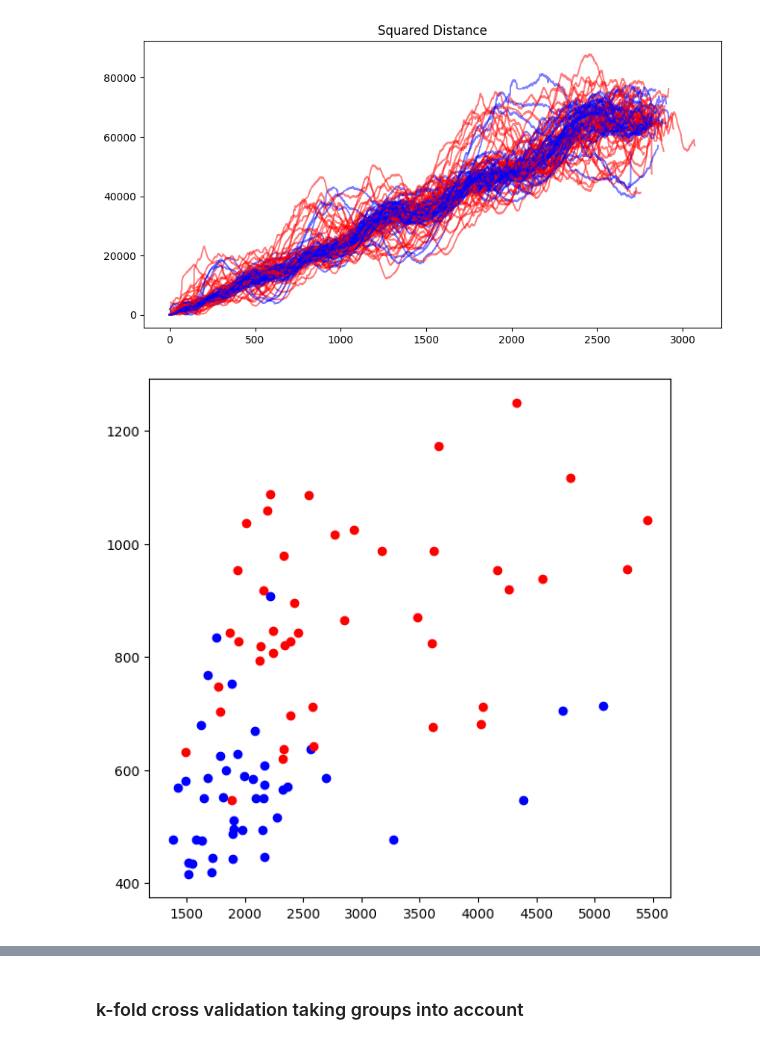
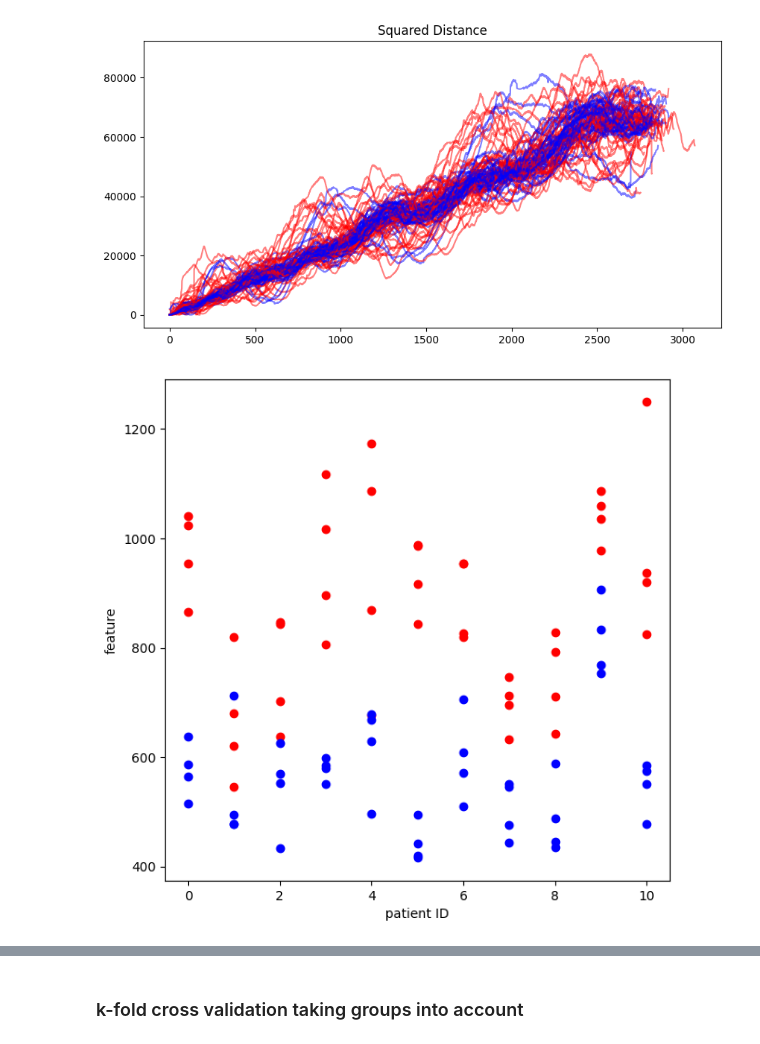
Before and after one commit to Falk0/AIA, a Jupyter notebook: PrimSec_Classification_Studium_MSE.ipynb, the cells around one changed output, grey strips where cells are left out. Saved outputs shown, nothing was run; the diff lists cells and outputs as text; code cells hidden in the pictures.

```diff
--- a/PrimSec_Classification_Studium_MSE.ipynb
+++ b/PrimSec_Classification_Studium_MSE.ipynb
@@ -148,20 +142,19 @@ plt.show()
 # %%
 plt.figure(figsize=(7,7))
 for name in df:
-    if True:
-        sa, ea = 10, -5
-        sd, ed = 10, -5
-        c = 'red' if name[4]=='0' else 'blue'
-        x = feature_metric(df[name]['dist2'][sd:ed], df[name]['dist2_filtered'][sd:ed])
-        y = feature_metric(df[name]['dist2'][sa:ea], df[name]['dist2_filtered2'][sa:ea])
-
-        plt.scatter(x, y, c=c)
-        #plt.text(x*1.01, y*1.01, name[:3], fontsize=7)
+    sd, ed = 10, -5
+    c = 'red' if name[4]=='0' else 'blue'
+    x = float(name[1:3])
+    y = feature_metric(df[name]['dist2'][sd:ed], df[name]['dist2_filtered'][sd:ed])
+    plt.scatter(x, y, c=c)
+    #plt.text(x*1.01, y*1.01, name[:3], fontsize=7)
 #plt.xlim((1000, 4000))
 #plt.ylim((300, 2000))
+plt.xlabel('patient ID')
+plt.ylabel('feature')
 plt.show()
 # %% [output]
-[figure, old version]
+[figure, new version]
 # %%
 X_train, X_test = [], []
 y_train, y_test = [], []
```
Also changed, not shown: parts of 10 cells of this notebook, 1 other file.
